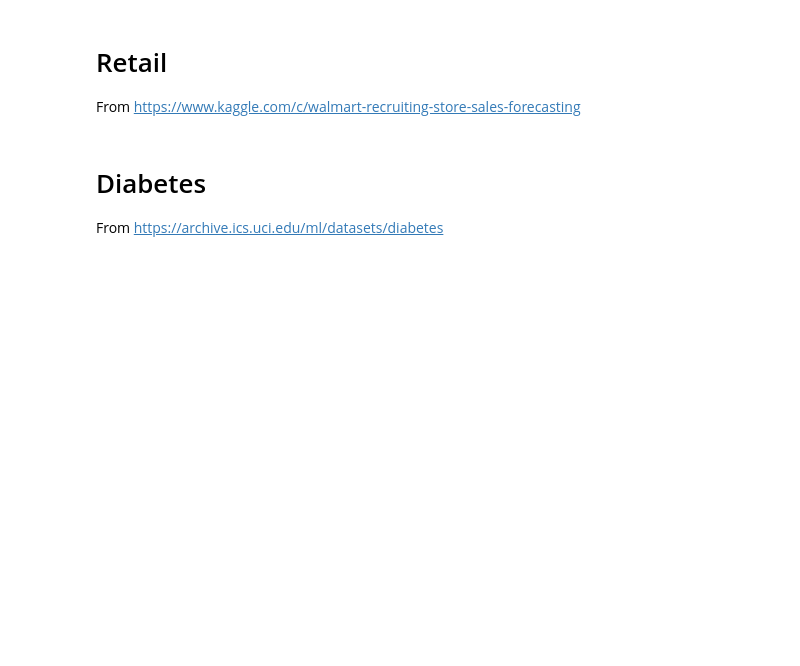
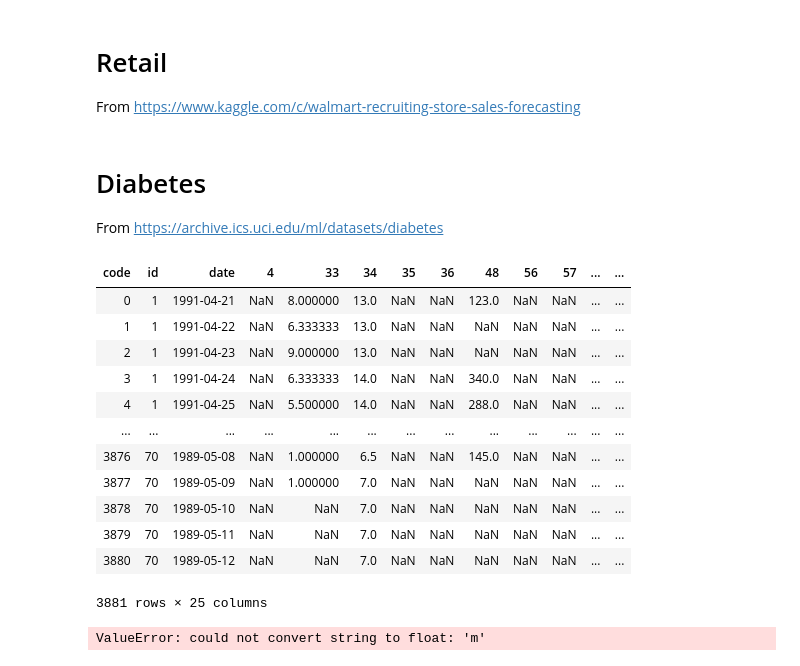
Before and after one commit to lakshmimuru/SeniorThesis, a Jupyter notebook: datasets/cleaning.ipynb, the cells around one changed output. Cells and saved outputs as stored; diff of their text form; code cells hidden in the pictures; blank space fills up the shorter version.

```diff
--- a/datasets/cleaning.ipynb
+++ b/datasets/cleaning.ipynb
@@ -203,35 +205,50 @@ for f in files:
 
 
 df = pd.concat(li)
 df['date'] = pd.to_datetime(df['date']).dt.date
 df = df.drop(['time'], axis=1)
 
 # pivot dataframe
 df['value'] = df['value'].astype(float)
 df = pd.pivot_table(df, index = ['id', 'date'], columns = 'code', values = 'value').reset_index()
+df
 
 date_range = pd.date_range(df.date.min(), df.date.max(), periods = (df.date.max()-df.date.min()).days+1, normalize = True)
 
 li_final = []
 
 for idx in df.id.unique():
     df_idx = df[df['id'] == idx]
     dic_list = []
     for date in date_range:
         if date not in df_idx.date.unique():
             dic = {'id': idx, 'date': date.date()}
             dic_list.append(dic)
 
     rows = pd.DataFrame.from_dict(dic_list)
     df_idx_ = df_idx.append(rows, ignore_index = True, sort = True)
     li_final.append(df_idx_)
 
 
 df = pd.concat(li_final)
 df.to_csv('diabetes/allData.csv')
 df.head(10)
+# %% [output]
+| code | id | date | 4 | 33 | 34 | 35 | 36 | 48 | 56 | 57 | ... | ... |
+| 0 | 1 | 1991-04-21 | NaN | 8.000000 | 13.0 | NaN | NaN | 123.0 | NaN | NaN | ... | ... |
+| 1 | 1 | 1991-04-22 | NaN | 6.333333 | 13.0 | NaN | NaN | NaN | NaN | NaN | ... | ... |
+| 2 | 1 | 1991-04-23 | NaN | 9.000000 | 13.0 | NaN | NaN | NaN | NaN | NaN | ... | ... |
+| 3 | 1 | 1991-04-24 | NaN | 6.333333 | 14.0 | NaN | NaN | 340.0 | NaN | NaN | ... | ... |
+| 4 | 1 | 1991-04-25 | NaN | 5.500000 | 14.0 | NaN | NaN | 288.0 | NaN | NaN | ... | ... |
+| ... | ... | ... | ... | ... | ... | ... | ... | ... | ... | ... | ... | ... |
+| 3876 | 70 | 1989-05-08 | NaN | 1.000000 | 6.5 | NaN | NaN | 145.0 | NaN | NaN | ... | ... |
+| 3877 | 70 | 1989-05-09 | NaN | 1.000000 | 7.0 | NaN | NaN | NaN | NaN | NaN | ... | ... |
+| 3878 | 70 | 1989-05-10 | NaN | NaN | 7.0 | NaN | NaN | NaN | NaN | NaN | ... | ... |
+| 3879 | 70 | 1989-05-11 | NaN | NaN | 7.0 | NaN | NaN | NaN | NaN | NaN | ... | ... |
+| 3880 | 70 | 1989-05-12 | NaN | NaN | 7.0 | NaN | NaN | NaN | NaN | NaN | ... | ... |
+3881 rows × 25 columns
 # %%
-## scaler = MinMaxScaler()
+scaler = MinMaxScaler()
 
 continuous_features = df.columns[2:]
 # no discrete features
@@ -245,6 +262,8 @@ df.loc[:, df.columns.isin(continuous_features)] = features
 n_state = len(df.id.unique()) #number of units
 n_time = len(df.date.unique()) #number of time steps
 n_state, n_time
+# %% [output]
+ValueError: could not convert string to float: 'm'
 # %%
 # [state, year, feature value]
 df = df.sort_values(by=['id', 'date'])
```
Also changed, not shown: parts of 7 cells of this notebook, 5 other files.
